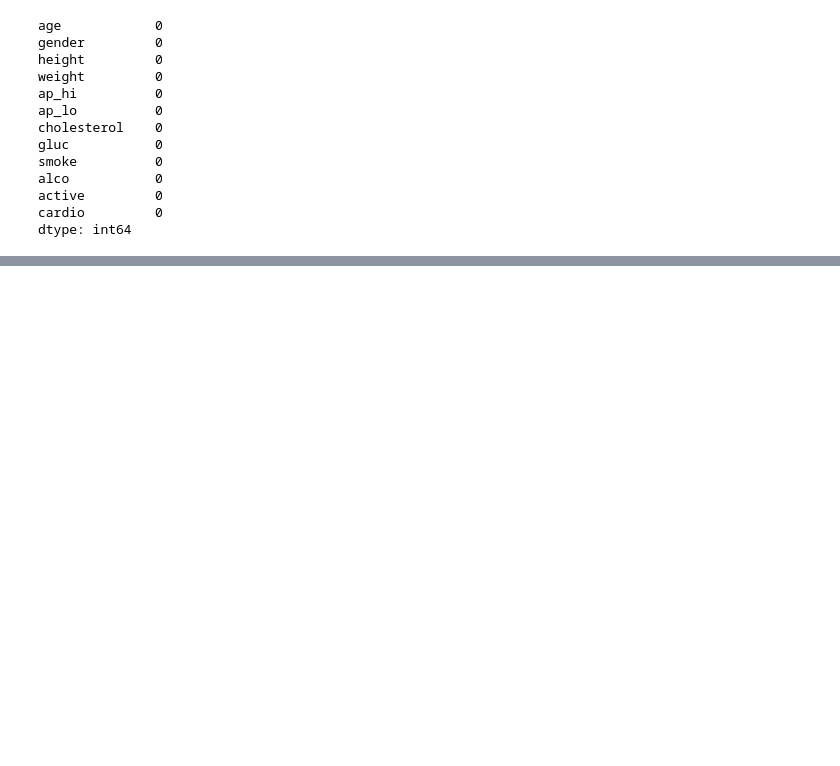
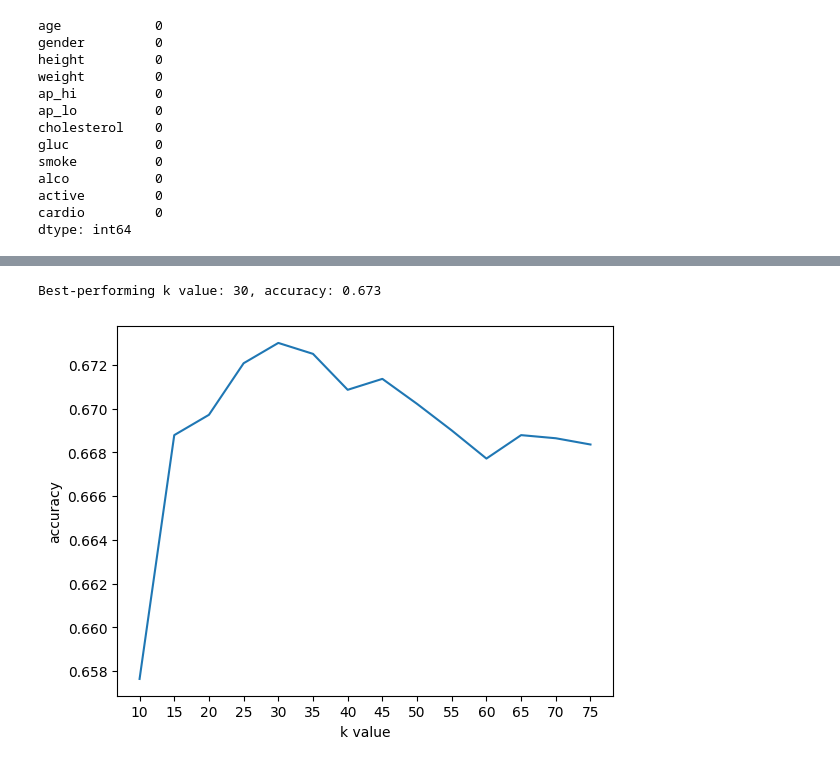
Before and after one commit to MengyangHe1/heart_disease_prediction, a Jupyter notebook: milo_heart_disease_prediction.ipynb, the cells around one changed output, grey strips where cells are left out. Cells and saved outputs as stored; diff of their text form; code cells hidden in the pictures; blank space fills up the shorter version.

Commit message:
K-nearest neighbors, also added code to make regularized data

```diff
--- a/milo_heart_disease_prediction.ipynb
+++ b/milo_heart_disease_prediction.ipynb
@@ -103,0 +84,8 @@ Name: cardio, Length: 70000, dtype: int64
+# %%
+df_normalized = df.copy()
+for var in ['age', 'height', 'weight', 'ap_hi', 'ap_lo']:
+  print(var + " mean, avg: " + str(df[var].mean()) + ", " + str(df[var].std()))
+  df_normalized[var] = df[var] - df[var].mean()
+  df_normalized[var] = df_normalized[var].div(df[var].std())
+
+df_normalized
@@ -103,0 +111,39 @@ Name: cardio, Length: 70000, dtype: int64
+# %%
+# K-NN - data setup
+
+from sklearn.model_selection import train_test_split
+from sklearn.neighbors import KNeighborsClassifier
+from sklearn.model_selection import cross_val_score
+
+neighbors = range(10, 76, 5)
+scores = [0] * len(neighbors)
+folds = 5
+
+knn_X = df_normalized.drop(columns=['cardio'])
+knn_y = df_normalized['cardio'].values
+
+knn_X_train, knn_X_test, knn_y_train, knn_y_test = train_test_split(knn_X, knn_y, test_size=0.2, random_state=1, stratify=knn_y)
+# %%
+# train K-NN model - this block should take ~1.5 minutes
+
+for i in range(len(neighbors)):
+  knn = KNeighborsClassifier(n_neighbors = neighbors[i])
+
+  knn.fit(knn_X_train, knn_y_train)
+  scores[i] = knn.score(knn_X_test, knn_y_test)
+
+  # CODE FOR K-FOLD CV (takes too long to run):
+  # score = cross_val_score(knn, knn_X, knn_y, cv=folds)
+  # scores[i] = np.mean(score)
+
+bestK = scores.index(max(scores))
+print(f'Best-performing k value: {neighbors[bestK]}, accuracy: {scores[bestK]}')
+
+plt.xlabel('k value')
+plt.ylabel('accuracy')
+plt.plot(scores)
+plt.xticks(range(14), neighbors)
+plt.show()
+# %% [output]
+Best-performing k value: 30, accuracy: 0.673
+[figure, added]
```
Also changed, not shown: parts of 4 cells of this notebook.
